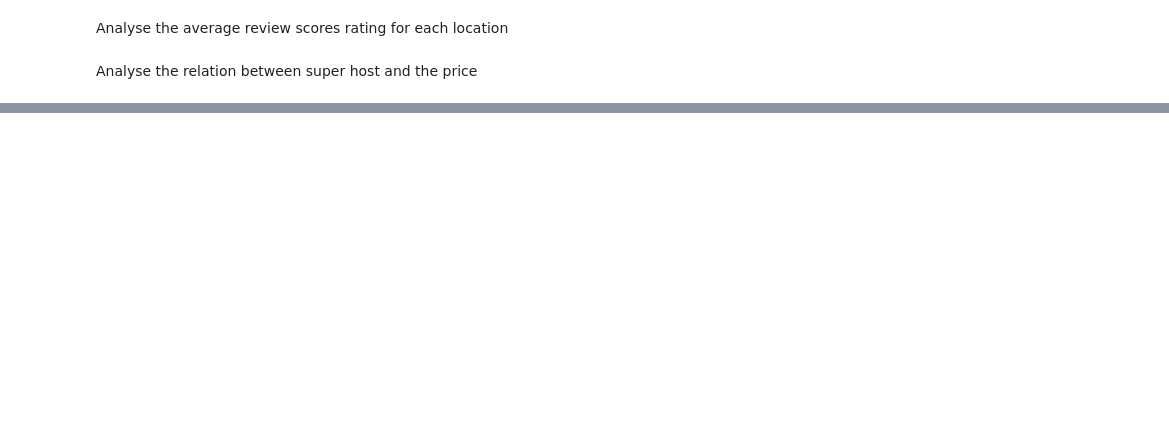
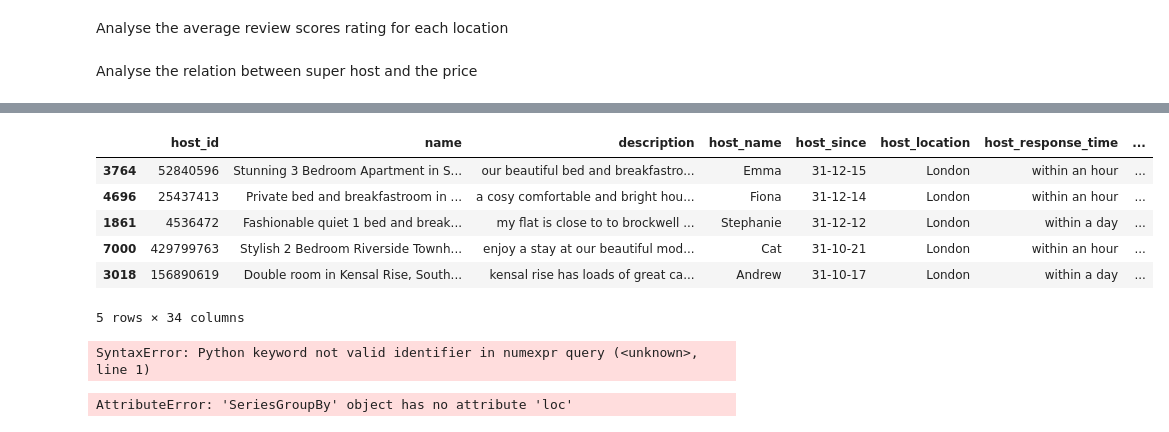
Before and after one commit to khadidja2023M/COM_728_Airbnb, a Jupyter notebook: Main.ipynb, the cells around one changed output, grey strips where cells are left out. Drawn from its saved outputs; the diff is of its cells as text; code cells hidden in the pictures; blank space fills up the shorter version.

```diff
--- a/Main.ipynb
+++ b/Main.ipynb
@@ -162,0 +394,18 @@ tui.display_average_price_host_is_superhost(data)
+# %%
+data.sort_values(by = ['host_since'], inplace =False, ascending=False).head()
+# %% [output]
+|  | host_id | name | description | host_name | host_since | host_location | host_response_time | ... |
+| 3764 | 52840596 | Stunning 3 Bedroom Apartment in S... | our beautiful bed and breakfastro... | Emma | 31-12-15 | London | within an hour | ... |
+| 4696 | 25437413 | Private bed and breakfastroom in ... | a cosy comfortable and bright hou... | Fiona | 31-12-14 | London | within an hour | ... |
+| 1861 | 4536472 | Fashionable quiet 1 bed and break... | my flat is close to to brockwell ... | Stephanie | 31-12-12 | London | within a day | ... |
+| 7000 | 429799763 | Stylish 2 Bedroom Riverside Townh... | enjoy a stay at our beautiful mod... | Cat | 31-10-21 | London | within an hour | ... |
+| 3018 | 156890619 | Double room in Kensal Rise, South... | kensal rise has loads of great ca... | Andrew | 31-10-17 | London | within a day | ... |
+5 rows × 34 columns
+# %%
+data.query("host_since >= 01-01-2019 & host_since <= 01-01-2022 ")
+# %% [output]
+SyntaxError: Python keyword not valid identifier in numexpr query (<unknown>, line 1)
+# %%
+filter_price_year = price_year.loc[lambda x : x > 2019 & x < 2022]
+# %% [output]
+AttributeError: 'SeriesGroupBy' object has no attribute 'loc'
```
Also changed, not shown: parts of 26 cells of this notebook, 3 other files.
